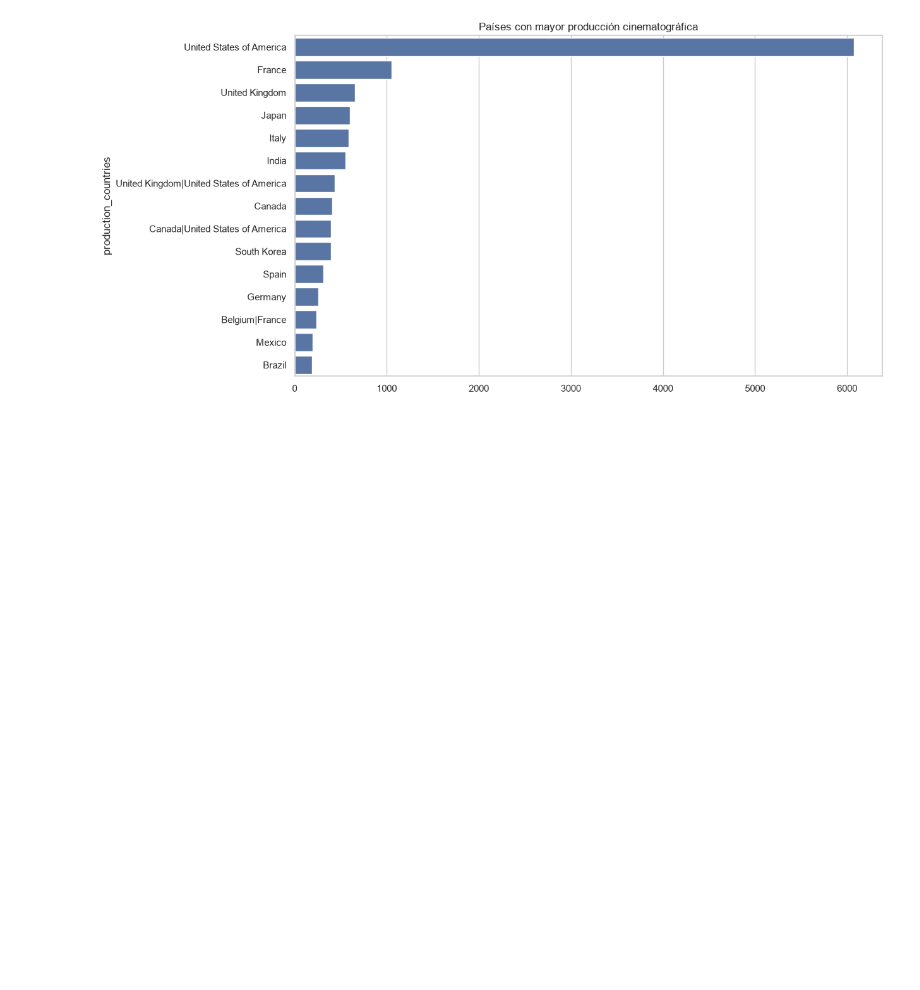
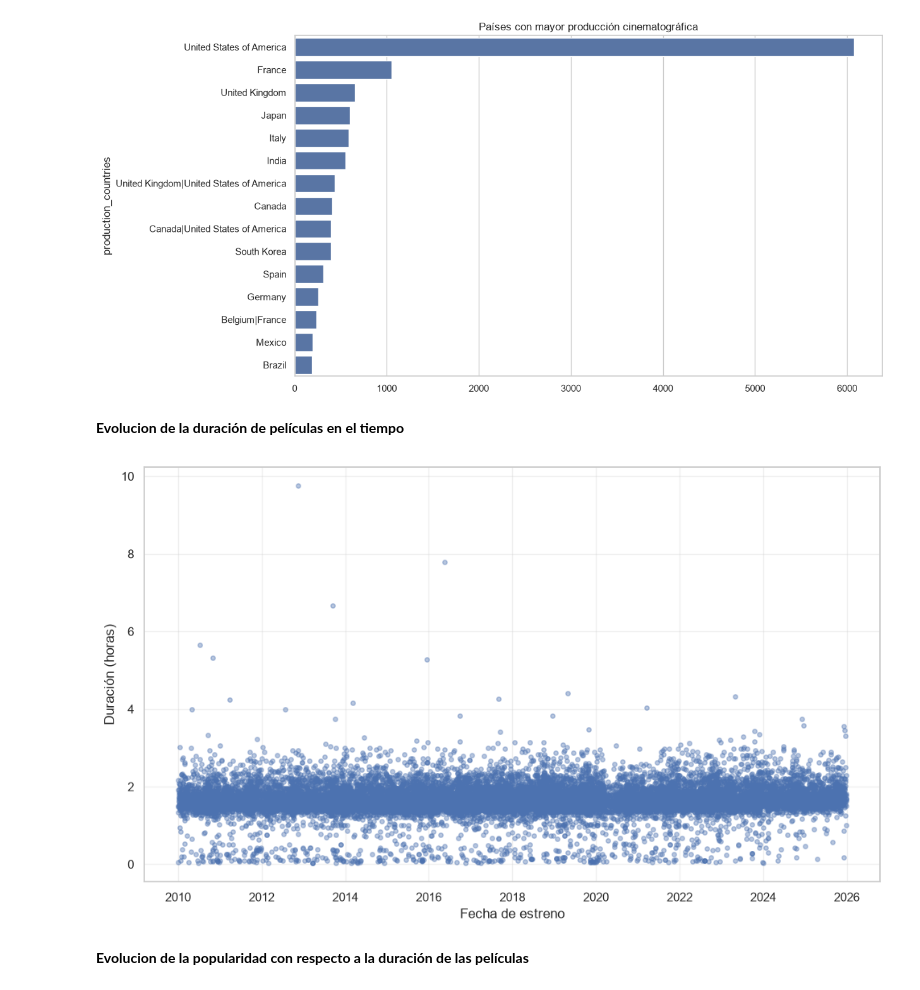
Before and after one commit to yetgx/mcdi500-tmdb-grupo4, a Jupyter notebook: F1/movies.ipynb, the cells around one changed output. Drawn from its saved outputs; the diff is of its cells as text; code cells hidden in the pictures; blank space fills up the shorter version.

```diff
--- a/F1/movies.ipynb
+++ b/F1/movies.ipynb
@@ -194,2 +297,30 @@ Interpretacion aqui
 # %% [output]
 [figure]
+# %% [markdown]
+**Evolucion de la duración de películas en el tiempo**
+# %%
+# Eliminar datos faltantes
+df_runtime = df_runtime.dropna()
+
+# Eliminar duraciones no válidas
+df_runtime = df_runtime[df_runtime['runtime'] > 0]
+# %%
+df_runtime['runtime_hours'] = df_runtime['runtime'] / 60
+# Convertir minutos a horas ya que el dataframe entrega en minutos
+# %%
+plt.scatter(
+    df_runtime['release_date'],
+    df_runtime['runtime_hours'],
+    alpha=0.4,
+    s=15
+)
+
+plt.xlabel('Fecha de estreno')
+plt.ylabel('Duración (horas)')
+plt.grid(alpha=0.3)
+plt.tight_layout()
+plt.show()
+# %% [output]
+[figure, added]
+# %% [markdown]
+**Evolucion de la popularidad con respecto a la duración de las películas**
```
Also changed, not shown: parts of 10 cells of this notebook, 1 other file.
